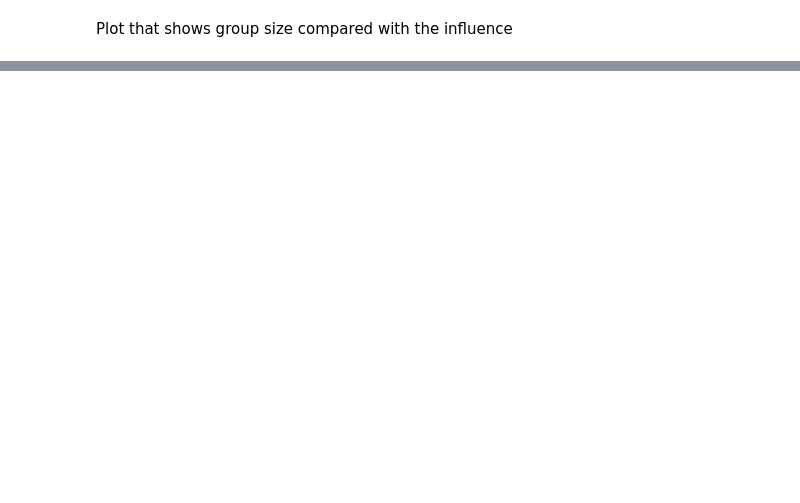
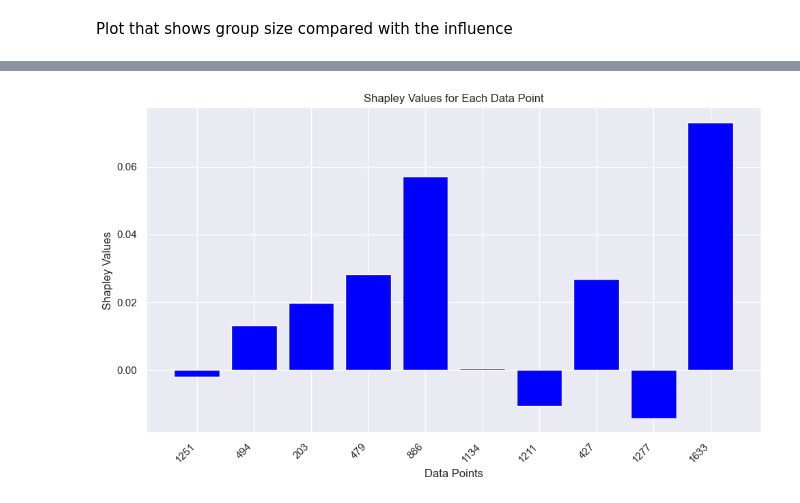
Before and after one commit to KaurInTech/Data-modeling-Obesity-levels-, a Jupyter notebook: Assignment2(CMPT419).ipynb, the cells around one changed output, grey strips where cells are left out. Cells and saved outputs as stored; diff of their text form; code cells hidden in the pictures; blank space fills up the shorter version.

```diff
--- a/Assignment2(CMPT419).ipynb
+++ b/Assignment2(CMPT419).ipynb
@@ -597,0 +593,15 @@ plt.show()
+# %%
+X_train, X_valid, y_train, y_valid = train_test_split(X, y, test_size=0.2, random_state=42)
+
+def machine_learning_algorithm(X, y):
+    #random forest model
+    model = make_pipeline(
+            StandardScaler(),
+            RandomForestClassifier(n_estimators=150,max_depth=12,min_samples_leaf=4))
+    model.fit(X, y)
+    return model
+
+def performance_score(model, X_valid, y_valid):
+    #using accuracy
+    predictions = model.predict(X_valid)
+    return accuracy_score(y_valid, predictions)
@@ -597,0 +656,2 @@ plt.show()
+# %%
+shapley_values = truncated_monte_carlo_shapley(X_train, y_train, X_valid, y_valid)
@@ -597,0 +676,19 @@ plt.show()
+# %%
+# Convert dictionary items to lists for plotting
+data_points = list(shapley_values.keys())
+values = list(shapley_values.values())
+
+# Create a bar plot
+plt.figure(figsize=(10, 6))
+plt.bar(data_points, values, color='blue')
+plt.xlabel('Data Points')
+plt.ylabel('Shapley Values')
+plt.title('Shapley Values for Each Data Point')
+plt.xticks(rotation=45, ha='right')  # Adjust rotation for better visibility
+plt.tight_layout()
+plt.show()
+
+# # Example usage
+# plot_shapley_values(shapley_values)
+# %% [output]
+[figure, added]
```
Also changed, not shown: parts of 14 cells of this notebook, 1 other file.
